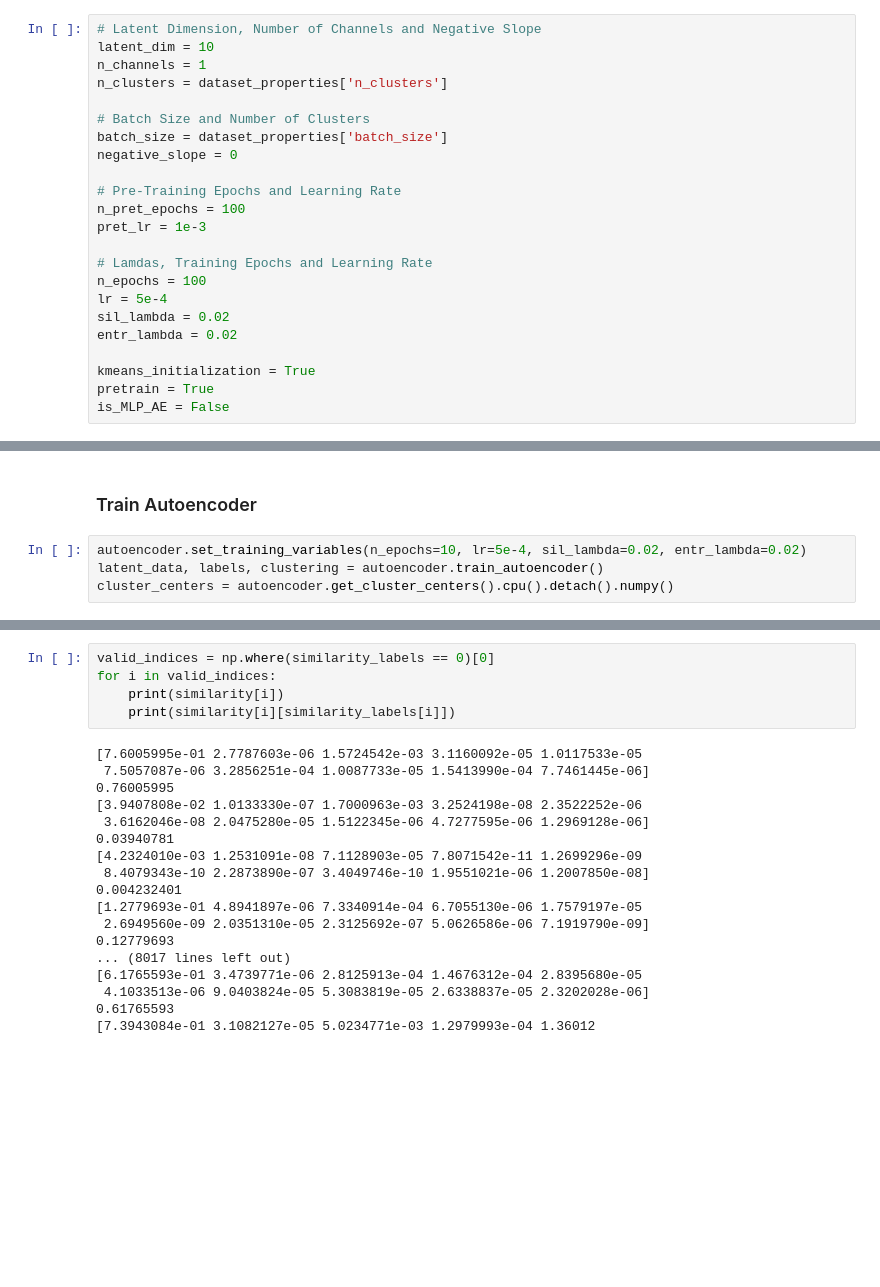
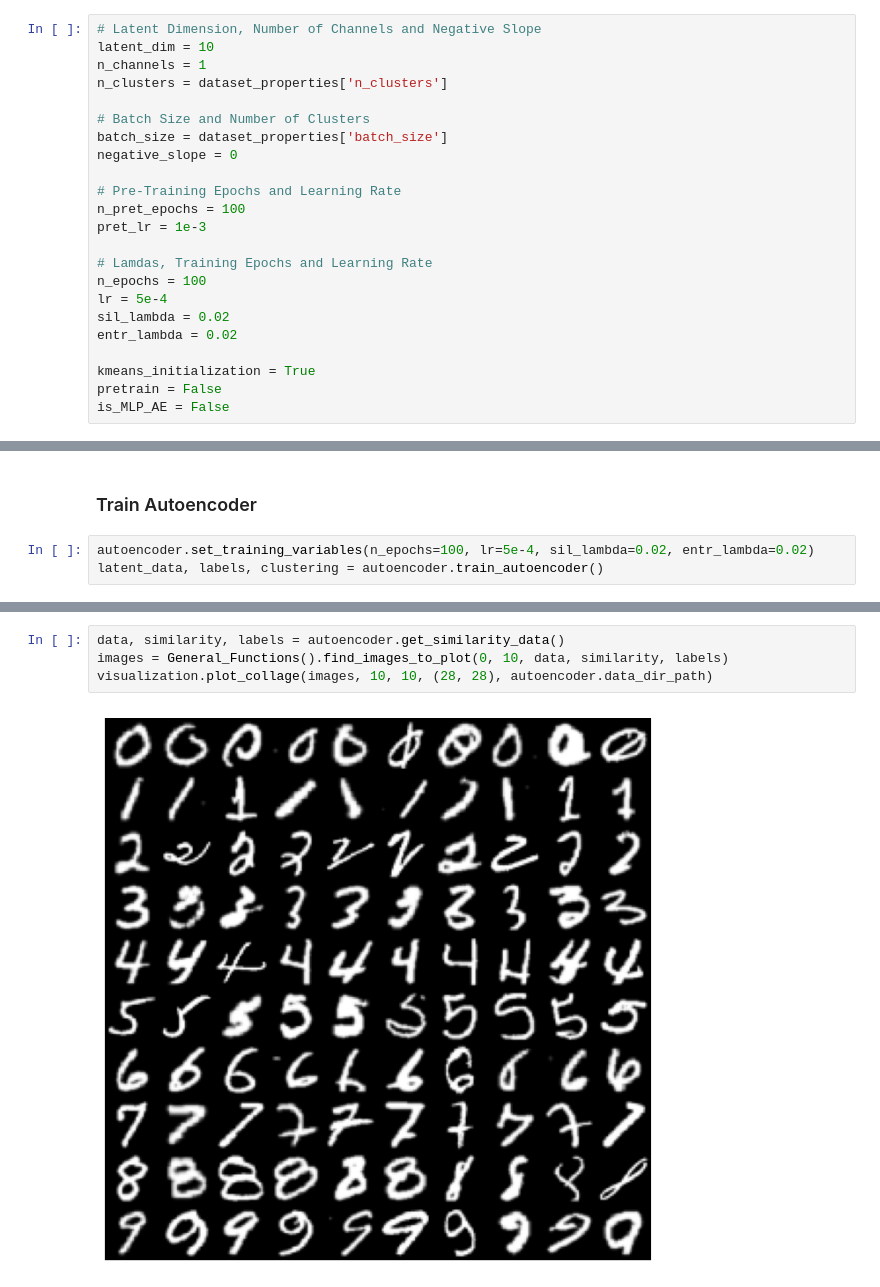
Before and after one commit to gvardakas/Soft-Silhouette, a Jupyter notebook: Autoencoder_Experiments.ipynb, the cells around one changed output, grey strips where cells are left out. Cells and saved outputs as stored; diff of their text form; blank space fills up the shorter version.

```diff
--- a/Autoencoder_Experiments.ipynb
+++ b/Autoencoder_Experiments.ipynb
@@ -72,7 +73,7 @@ sil_lambda = 0.02
 entr_lambda = 0.02
 
 kmeans_initialization = True
-pretrain = True
+pretrain = False
 is_MLP_AE = False
 # %% [markdown]
 ### Create Autoencoder Model
@@ -150,7 +133,6 @@ ACC: 0.67 PUR: 0.72 NMI: 0.68 ARI: 0.56
 # %% [markdown]
 ### Train Autoencoder
 # %%
-autoencoder.set_training_variables(n_epochs=10, lr=5e-4, sil_lambda=0.02, entr_lambda=0.02)
+autoencoder.set_training_variables(n_epochs=100, lr=5e-4, sil_lambda=0.02, entr_lambda=0.02)
 latent_data, labels, clustering = autoencoder.train_autoencoder()
-cluster_centers = autoencoder.get_cluster_centers().cpu().detach().numpy()
 # %% [output]
@@ -190,23 +189,6 @@ for index in valid_indices[:10]:
-# %%
-valid_indices = np.where(similarity_labels == 0)[0]
-for i in valid_indices:
-    print(similarity[i])
-    print(similarity[i][similarity_labels[i]])
-# %% [output]
-[7.6005995e-01 2.7787603e-06 1.5724542e-03 3.1160092e-05 1.0117533e-05
- 7.5057087e-06 3.2856251e-04 1.0087733e-05 1.5413990e-04 7.7461445e-06]
-0.76005995
-[3.9407808e-02 1.0133330e-07 1.7000963e-03 3.2524198e-08 2.3522252e-06
- 3.6162046e-08 2.0475280e-05 1.5122345e-06 4.7277595e-06 1.2969128e-06]
-0.03940781
-[4.2324010e-03 1.2531091e-08 7.1128903e-05 7.8071542e-11 1.2699296e-09
- 8.4079343e-10 2.2873890e-07 3.4049746e-10 1.9551021e-06 1.2007850e-08]
-0.004232401
-[1.2779693e-01 4.8941897e-06 7.3340914e-04 6.7055130e-06 1.7579197e-05
- 2.6949560e-09 2.0351310e-05 2.3125692e-07 5.0626586e-06 7.1919790e-09]
-0.12779693
-... (8017 lines left out)
-[6.1765593e-01 3.4739771e-06 2.8125913e-04 1.4676312e-04 2.8395680e-05
- 4.1033513e-06 9.0403824e-05 5.3083819e-05 2.6338837e-05 2.3202028e-06]
-0.61765593
-[7.3943084e-01 3.1082127e-05 5.0234771e-03 1.2979993e-04 1.36012
+# %%
+data, similarity, labels = autoencoder.get_similarity_data()
+images = General_Functions().find_images_to_plot(0, 10, data, similarity, labels)
+visualization.plot_collage(images, 10, 10, (28, 28), autoencoder.data_dir_path)
+# %% [output]
+[figure, added]
```
Also changed, not shown: parts of 10 cells of this notebook, 6 other files.
